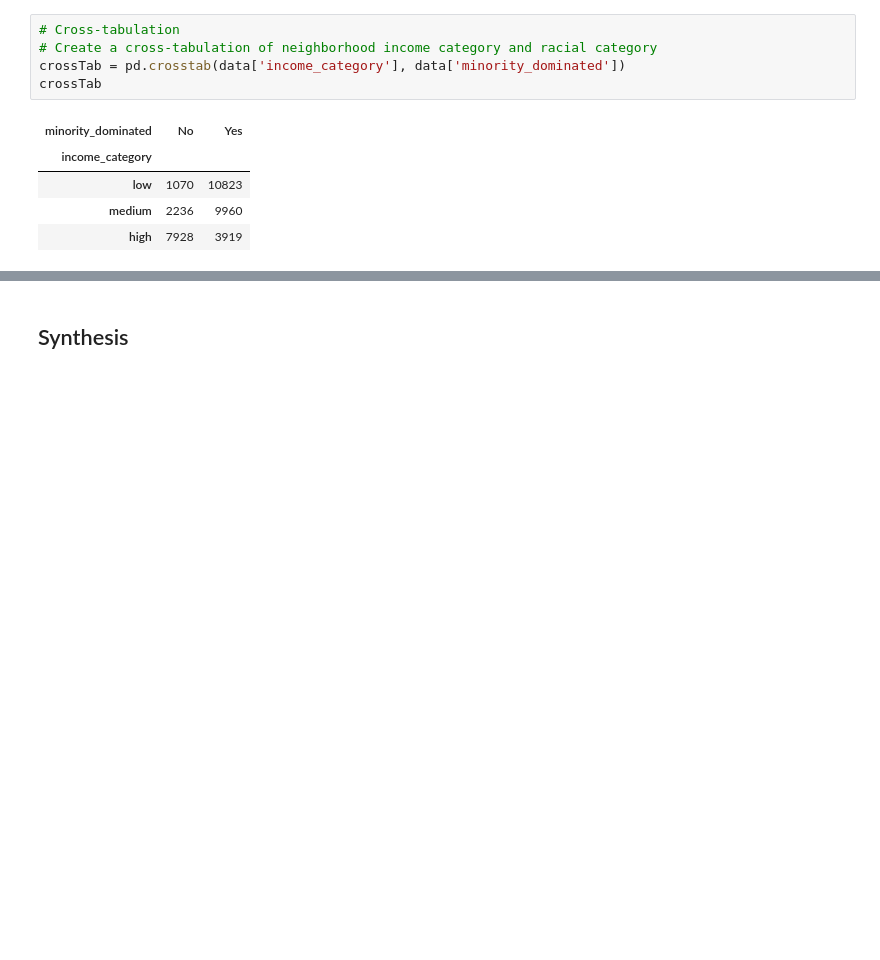
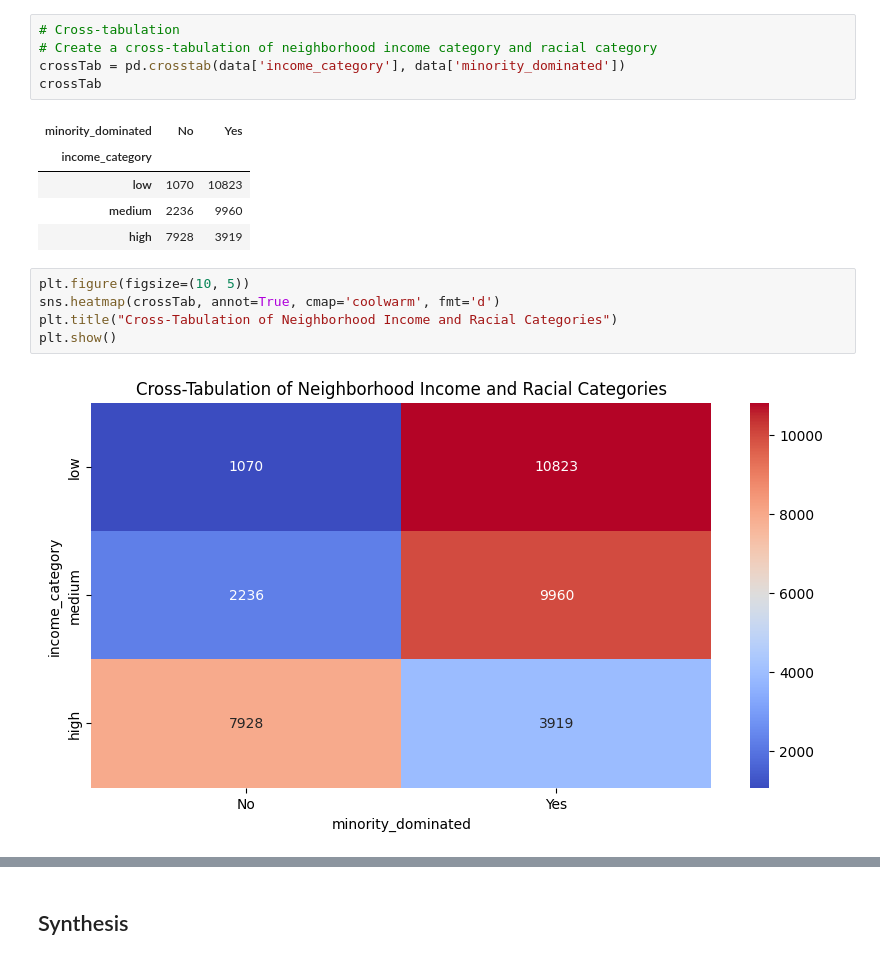
Before and after one commit to NakaFrozn/si618_final_project, a Jupyter notebook: Final_project_Step2.ipynb, the cells around one changed output, grey strips where cells are left out. Saved outputs shown, nothing was run; the diff lists cells and outputs as text; blank space fills up the shorter version.

```diff
--- a/Final_project_Step2.ipynb
+++ b/Final_project_Step2.ipynb
@@ -624,3 +624,10 @@ crossTab
 | low | 1070 | 10823 |
 | medium | 2236 | 9960 |
 | high | 7928 | 3919 |
+# %%
+plt.figure(figsize=(10, 5))
+sns.heatmap(crossTab, annot=True, cmap='coolwarm', fmt='d')
+plt.title("Cross-Tabulation of Neighborhood Income and Racial Categories")
+plt.show()
+# %% [output]
+[figure, added]
```
Also changed, not shown: parts of 17 cells of this notebook.
